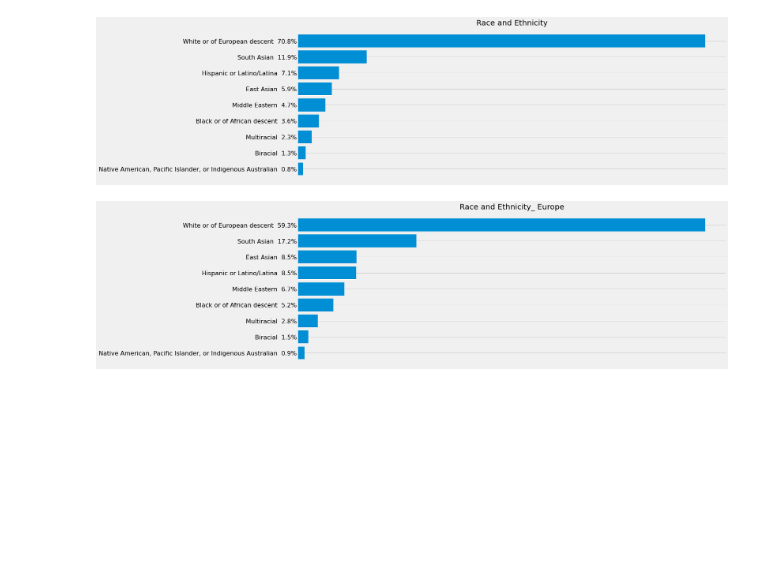
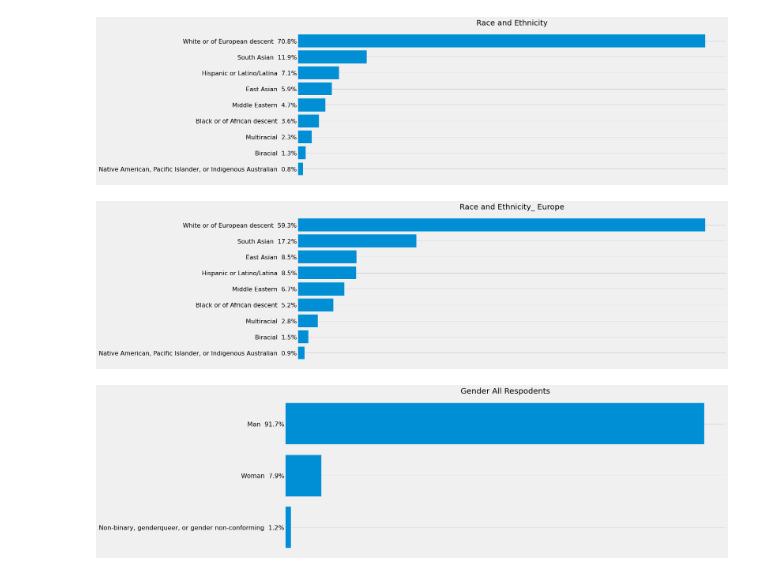
Before and after one commit to qristinius/Stackoverflow-Survey-2019, a Jupyter notebook: dev_survey_results_2019.ipynb, the cells around one changed output. Cells and saved outputs as stored; diff of their text form; code cells hidden in the pictures; blank space fills up the shorter version.

```diff
--- a/dev_survey_results_2019.ipynb
+++ b/dev_survey_results_2019.ipynb
@@ -657,3 +657,13 @@ list_sorter_counter(Race_etnc_europ)
 Build_Barh_sizes(key_Phrases, Quantity, Race_etnc_europ, "fivethirtyeight", False , (18,7), "Race and Ethnicity_ Europe")
 # %% [output]
 [figure]
+# %%
+gender = data ["Gender"]
+gender.dropna(inplace = True )
+gender = gender.str.split(";")
+
+list_sorter_counter(gender)
+
+Build_Barh_sizes(key_Phrases, Quantity, gender, "fivethirtyeight", False , (18,7), "Gender All Respodents")
+# %% [output]
+[figure, added]
```
Also changed, not shown: parts of 4 cells of this notebook.
